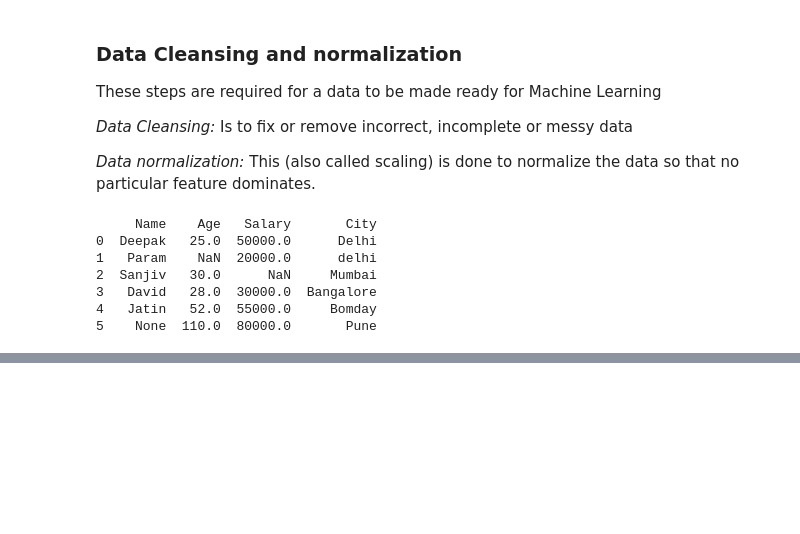
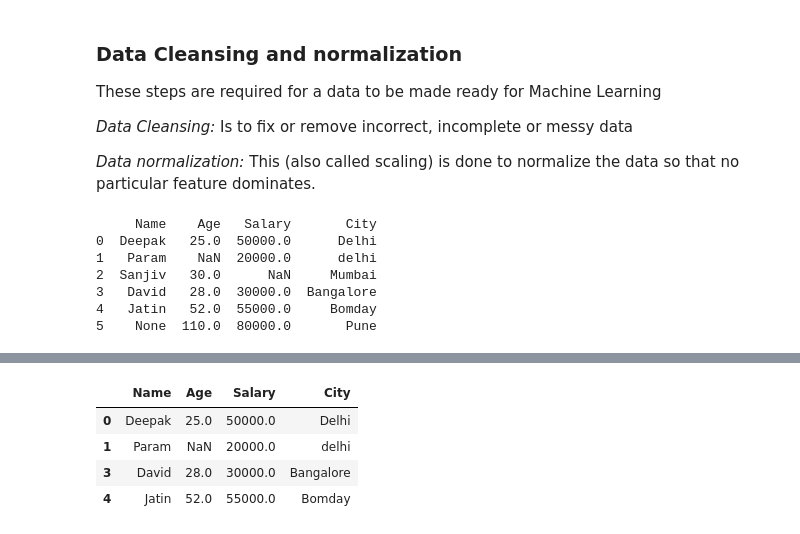
Before and after one commit to navgaur/AWP, a Jupyter notebook: 1.ipynb, the cells around one changed output, grey strips where cells are left out. Saved outputs shown, nothing was run; the diff lists cells and outputs as text; code cells hidden in the pictures; blank space fills up the shorter version.

```diff
--- a/1.ipynb
+++ b/1.ipynb
@@ -245,0 +255,12 @@ print(df3)
+# %%
+df3.isnull().sum()         # Counts Null per column
+
+df3.dropna()               # Drops rows with null entries
+
+df3.dropna(subset=["Name", "Salary"])  # Drops the rows if specific columns have null entries
+# %% [output]
+|  | Name | Age | Salary | City |
+| 0 | Deepak | 25.0 | 50000.0 | Delhi |
+| 1 | Param | NaN | 20000.0 | delhi |
+| 3 | David | 28.0 | 30000.0 | Bangalore |
+| 4 | Jatin | 52.0 | 55000.0 | Bomday |
```
Also changed, not shown: parts of 2 cells of this notebook.
